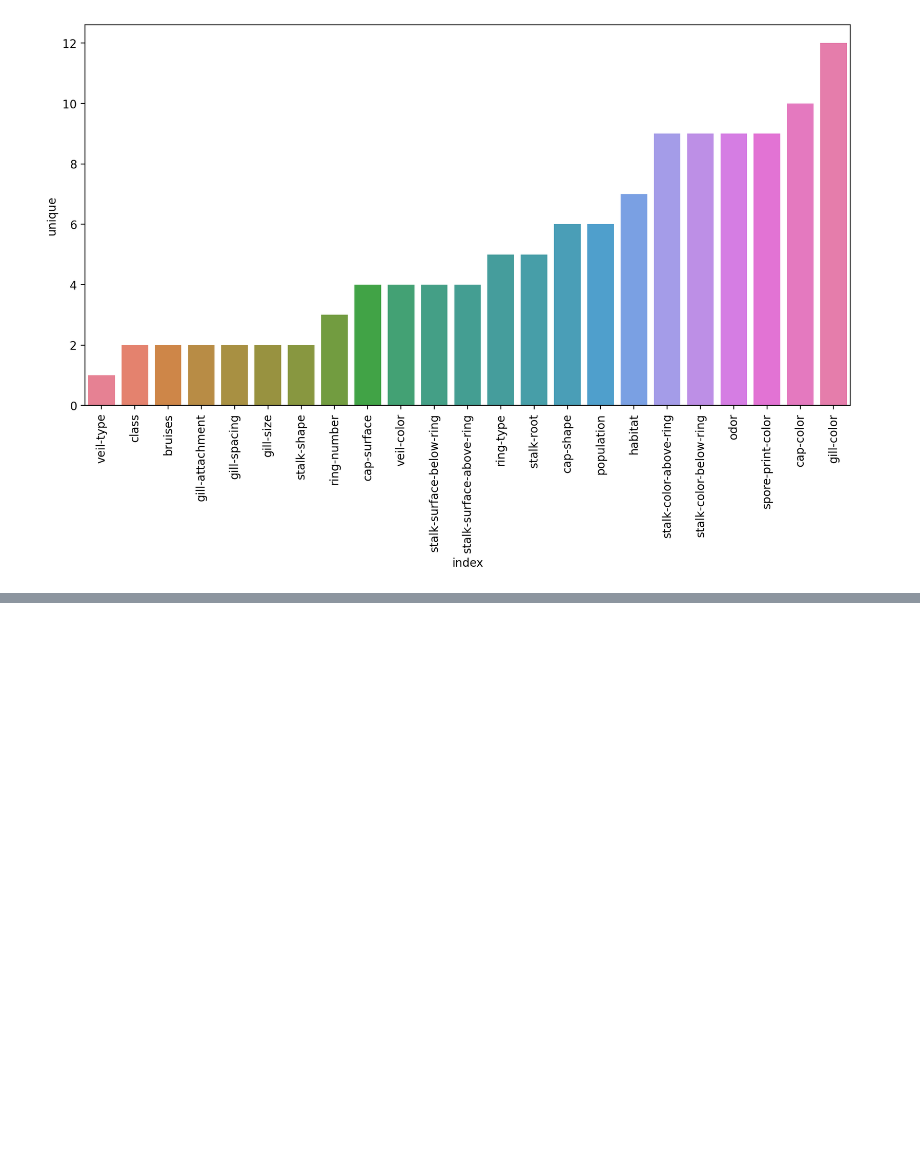
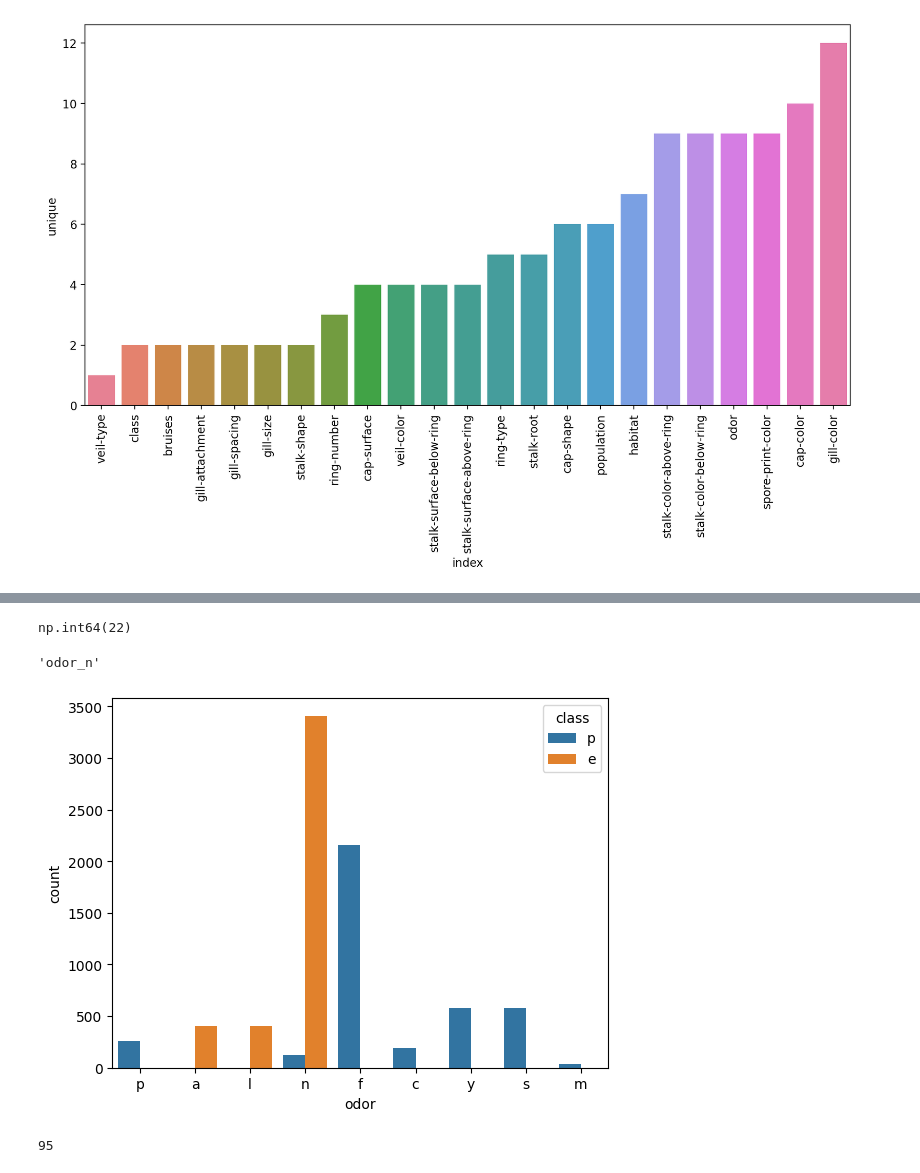
Before and after one commit to DHANA5982/Machine-Learning-with-Python-Lr, a Jupyter notebook: Boosting/Adaptive Boosting Mushroom.ipynb, the cells around one changed output, grey strips where cells are left out. Saved outputs shown, nothing was run; the diff lists cells and outputs as text; code cells hidden in the pictures; blank space fills up the shorter version.

```diff
--- a/Boosting/Adaptive Boosting Mushroom.ipynb
+++ b/Boosting/Adaptive Boosting Mushroom.ipynb
@@ -112,0 +188,17 @@ X_train, X_test, y_train, y_test = train_test_split(X, y, test_size=0.15, random
+# %%
+model.feature_importances_.argmax()
+# %% [output]
+np.int64(22)
+# %%
+X.columns[22]
+# %% [output]
+'odor_n'
+# %%
+sns.countplot(x='odor', data=df, hue= 'class')
+plt.show()
+# %% [output]
+[figure, added]
+# %%
+len(X.columns)
+# %% [output]
+95
```
Also changed, not shown: parts of 13 cells of this notebook.
